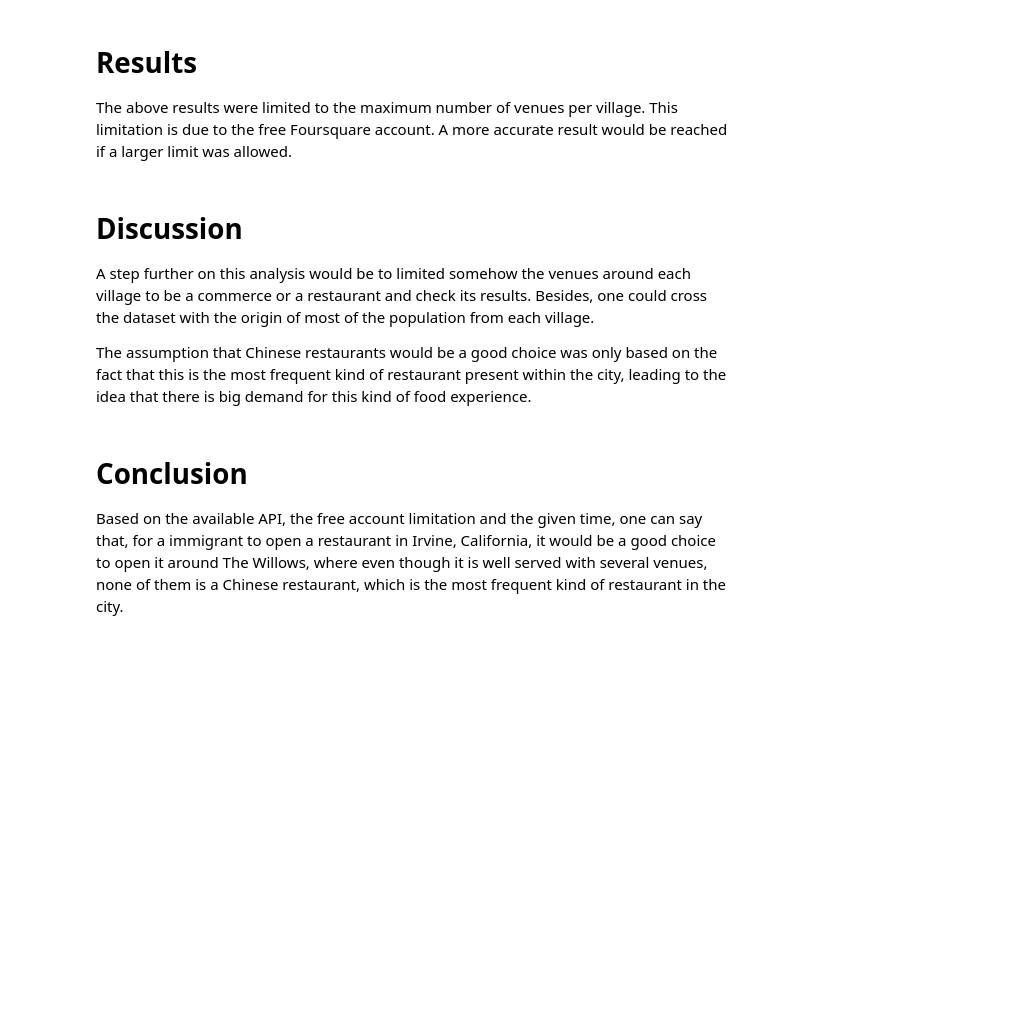
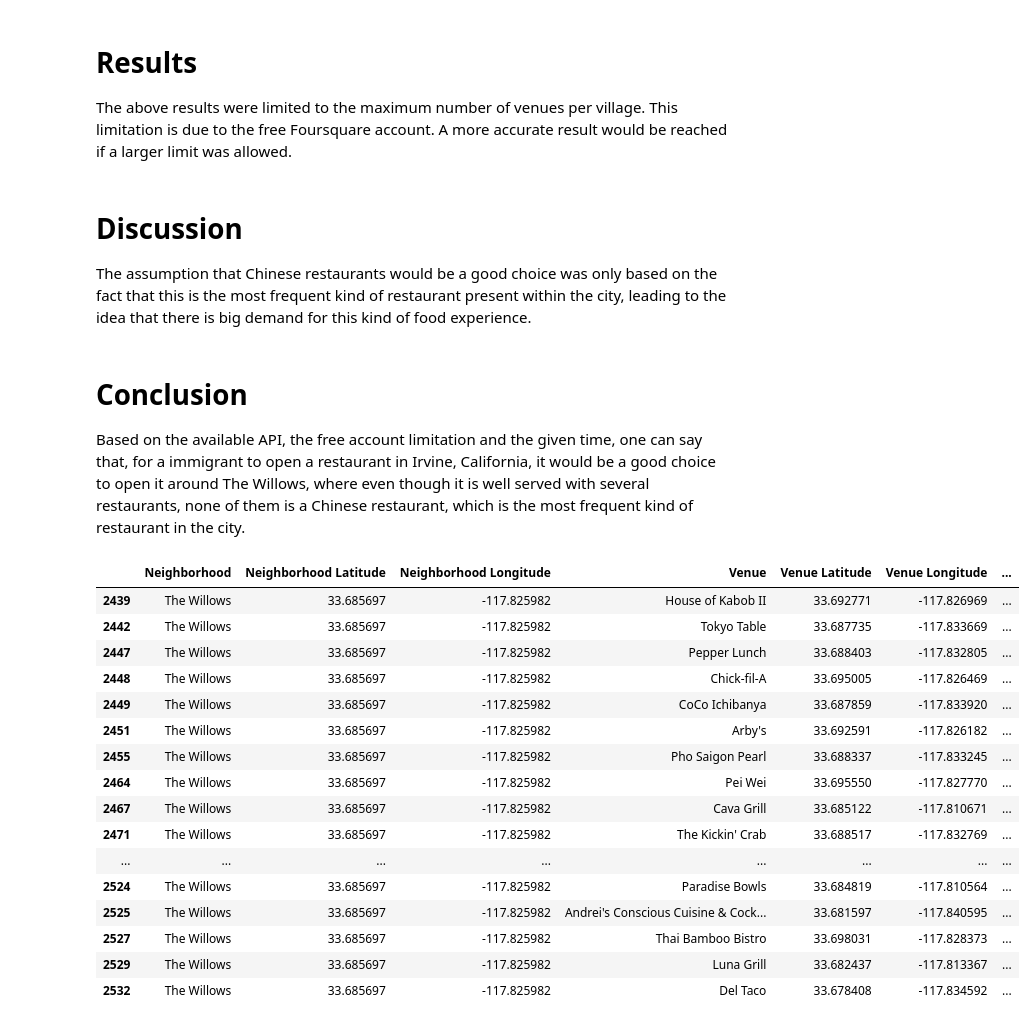
Before and after one commit to filipediniz/Coursera_Capstone, a Jupyter notebook: Week4.ipynb, the cells around one changed output. Saved outputs shown, nothing was run; the diff lists cells and outputs as text; code cells hidden in the pictures; blank space fills up the shorter version.

```diff
--- a/Week4.ipynb
+++ b/Week4.ipynb
@@ -589,10 +587,28 @@ The above results were limited to the maximum number of venues per village. This
 # %% [markdown]
 # Discussion
 
-A step further on this analysis would be to limited somehow the venues around each village to be a commerce or a restaurant and check its results. Besides, one could cross the dataset with the origin of most of the population from each village.
-
 The assumption that Chinese restaurants would be a good choice was only based on the fact that this is the most frequent kind of restaurant present within the city, leading to the idea that there is big demand for this kind of food experience.
 # %% [markdown]
 # Conclusion
 
-Based on the available API, the free account limitation and the given time, one can say that, for a immigrant to open a restaurant in Irvine, California, it would be a good choice to open it around The Willows, where even though it is well served with several venues, none of them is a Chinese restaurant, which is the most frequent kind of restaurant in the city.
+Based on the available API, the free account limitation and the given time, one can say that, for a immigrant to open a restaurant in Irvine, California, it would be a good choice to open it around The Willows, where even though it is well served with several restaurants, none of them is a Chinese restaurant, which is the most frequent kind of restaurant in the city.
+# %%
+irvine_venues[(irvine_venues['Neighborhood'] == 'The Willows') & (irvine_venues['Venue Category'].str.contains('Restaurant'))]
+# %% [output]
+|  | Neighborhood | Neighborhood Latitude | Neighborhood Longitude | Venue | Venue Latitude | Venue Longitude | ... |
+| 2439 | The Willows | 33.685697 | -117.825982 | House of Kabob II | 33.692771 | -117.826969 | ... |
+| 2442 | The Willows | 33.685697 | -117.825982 | Tokyo Table | 33.687735 | -117.833669 | ... |
+| 2447 | The Willows | 33.685697 | -117.825982 | Pepper Lunch | 33.688403 | -117.832805 | ... |
+| 2448 | The Willows | 33.685697 | -117.825982 | Chick-fil-A | 33.695005 | -117.826469 | ... |
+| 2449 | The Willows | 33.685697 | -117.825982 | CoCo Ichibanya | 33.687859 | -117.833920 | ... |
+| 2451 | The Willows | 33.685697 | -117.825982 | Arby's | 33.692591 | -117.826182 | ... |
+| 2455 | The Willows | 33.685697 | -117.825982 | Pho Saigon Pearl | 33.688337 | -117.833245 | ... |
+| 2464 | The Willows | 33.685697 | -117.825982 | Pei Wei | 33.695550 | -117.827770 | ... |
+| 2467 | The Willows | 33.685697 | -117.825982 | Cava Grill | 33.685122 | -117.810671 | ... |
+| 2471 | The Willows | 33.685697 | -117.825982 | The Kickin' Crab | 33.688517 | -117.832769 | ... |
+| ... | ... | ... | ... | ... | ... | ... | ... |
+| 2524 | The Willows | 33.685697 | -117.825982 | Paradise Bowls | 33.684819 | -117.810564 | ... |
+| 2525 | The Willows | 33.685697 | -117.825982 | Andrei's Conscious Cuisine & Cock... | 33.681597 | -117.840595 | ... |
+| 2527 | The Willows | 33.685697 | -117.825982 | Thai Bamboo Bistro | 33.698031 | -117.828373 | ... |
+| 2529 | The Willows | 33.685697 | -117.825982 | Luna Grill | 33.682437 | -117.813367 | ... |
+| 2532 | The Willows | 33.685697 | -117.825982 | Del Taco | 33.678408 | -117.834592 | ... |
```
Also changed, not shown: parts of 9 cells of this notebook.
